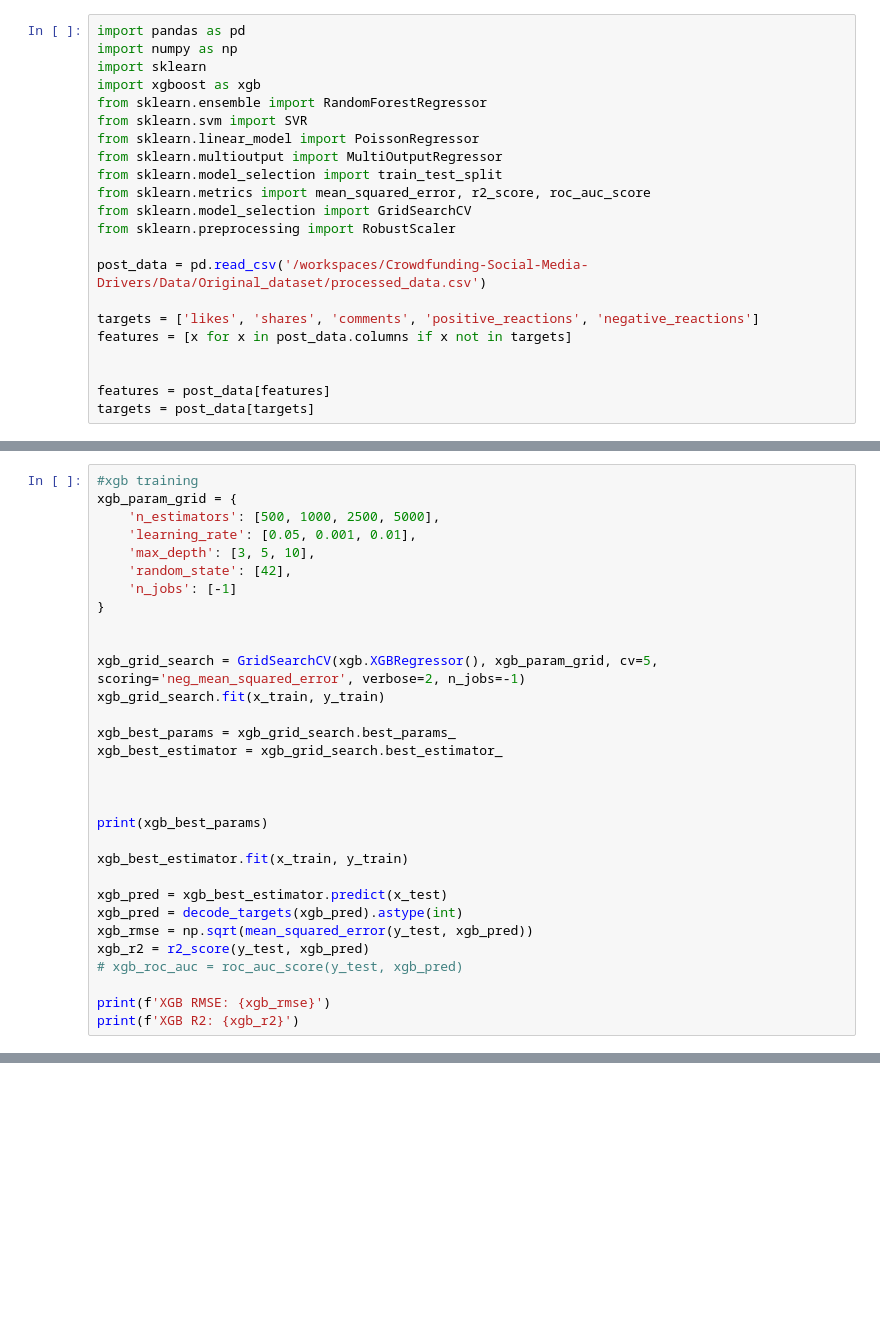
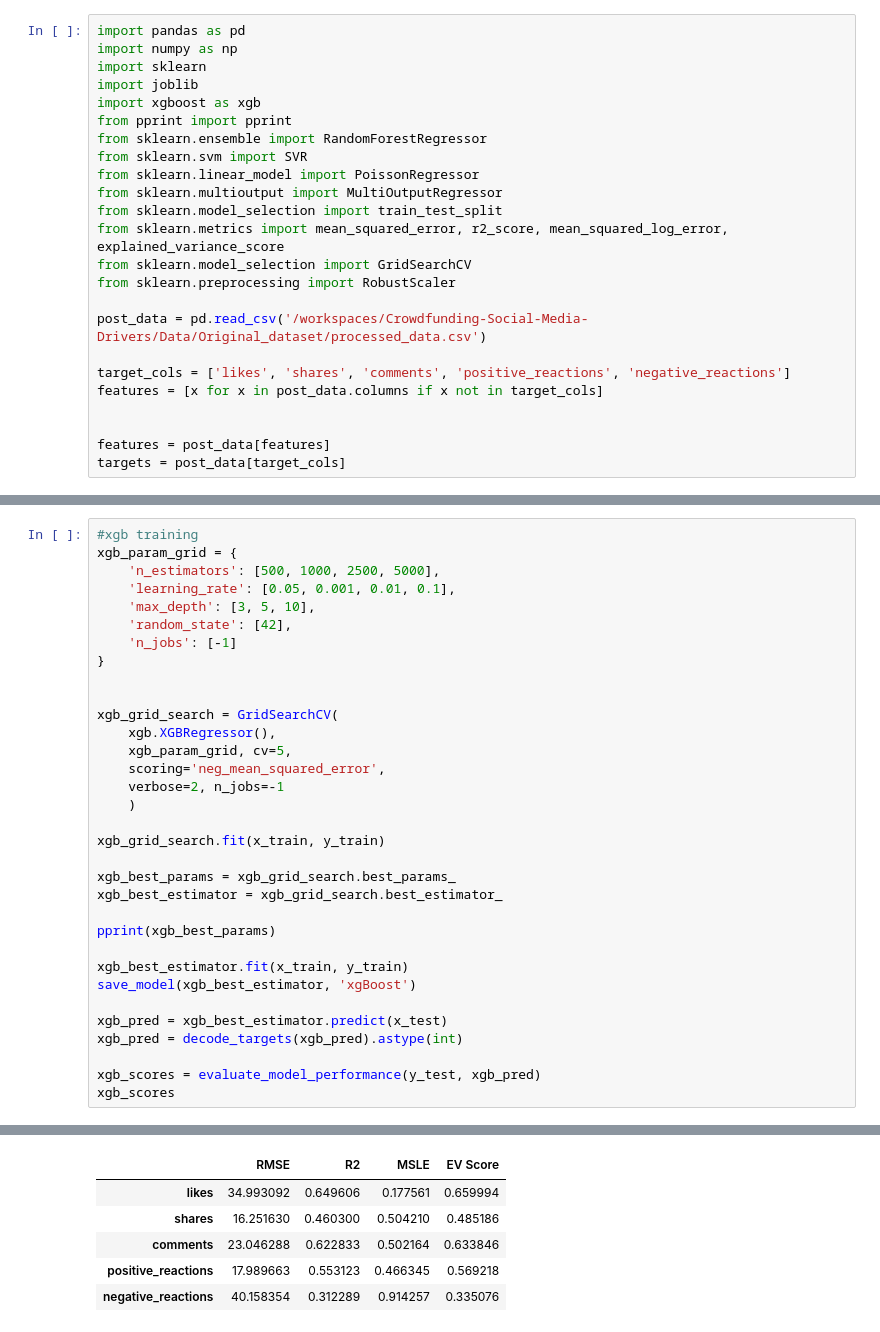
Before and after one commit to Akhil-Theerthala/Crowdfunding-Social-Media-Drivers, a Jupyter notebook: Modelling/engagement_modelling.ipynb, the cells around one changed output, grey strips where cells are left out. Saved outputs shown, nothing was run; the diff lists cells and outputs as text; blank space fills up the shorter version.

```diff
--- a/Modelling/engagement_modelling.ipynb
+++ b/Modelling/engagement_modelling.ipynb
@@ -2,24 +2,26 @@
 import pandas as pd
 import numpy as np
 import sklearn
+import joblib
 import xgboost as xgb
+from pprint import pprint
 from sklearn.ensemble import RandomForestRegressor
 from sklearn.svm import SVR
 from sklearn.linear_model import PoissonRegressor
 from sklearn.multioutput import MultiOutputRegressor
 from sklearn.model_selection import train_test_split
-from sklearn.metrics import mean_squared_error, r2_score, roc_auc_score
+from sklearn.metrics import mean_squared_error, r2_score, mean_squared_log_error, explained_variance_score
 from sklearn.model_selection import GridSearchCV
 from sklearn.preprocessing import RobustScaler
 
 post_data = pd.read_csv('/workspaces/Crowdfunding-Social-Media-Drivers/Data/Original_dataset/processed_data.csv')
 
-targets = ['likes', 'shares', 'comments', 'positive_reactions', 'negative_reactions']
-features = [x for x in post_data.columns if x not in targets]
+target_cols = ['likes', 'shares', 'comments', 'positive_reactions', 'negative_reactions']
+features = [x for x in post_data.columns if x not in target_cols]
 
 
 features = post_data[features]
-targets = post_data[targets]
+targets = post_data[target_cols]
 # %%
 def pre_process(x):
     scalable_features = ['likes_at_posting', 'followers_at_posting', 'post_views']
@@ -60,31 +105,33 @@ y_test = decode_targets(y_test)
 #xgb training
 xgb_param_grid = {
     'n_estimators': [500, 1000, 2500, 5000],
-    'learning_rate': [0.05, 0.001, 0.01],
+    'learning_rate': [0.05, 0.001, 0.01, 0.1],
     'max_depth': [3, 5, 10],
     'random_state': [42],
     'n_jobs': [-1]
 }
 
 
-xgb_grid_search = GridSearchCV(xgb.XGBRegressor(), xgb_param_grid, cv=5, scoring='neg_mean_squared_error', verbose=2, n_jobs=-1)
+xgb_grid_search = GridSearchCV(
+    xgb.XGBRegressor(),
+    xgb_param_grid, cv=5,
+    scoring='neg_mean_squared_error',
+    verbose=2, n_jobs=-1
+    )
+
 xgb_grid_search.fit(x_train, y_train)
 
 xgb_best_params = xgb_grid_search.best_params_
 xgb_best_estimator = xgb_grid_search.best_estimator_
 
-
-
-print(xgb_best_params)
+pprint(xgb_best_params)
 
 xgb_best_estimator.fit(x_train, y_train)
+save_model(xgb_best_estimator, 'xgBoost')
 
 xgb_pred = xgb_best_estimator.predict(x_test)
 xgb_pred = decode_targets(xgb_pred).astype(int)
-xgb_rmse = np.sqrt(mean_squared_error(y_test, xgb_pred))
-xgb_r2 = r2_score(y_test, xgb_pred)
-# xgb_roc_auc = roc_auc_score(y_test, xgb_pred)
 
-print(f'XGB RMSE: {xgb_rmse}')
-print(f'XGB R2: {xgb_r2}')
+xgb_scores = evaluate_model_performance(y_test, xgb_pred)
+xgb_scores
 # %% [output]
@@ -100 +172,7 @@ XGB R2: 0.48085040544304947
+|  | RMSE | R2 | MSLE | EV Score |
+| likes | 34.993092 | 0.649606 | 0.177561 | 0.659994 |
+| shares | 16.251630 | 0.460300 | 0.504210 | 0.485186 |
+| comments | 23.046288 | 0.622833 | 0.502164 | 0.633846 |
+| positive_reactions | 17.989663 | 0.553123 | 0.466345 | 0.569218 |
+| negative_reactions | 40.158354 | 0.312289 | 0.914257 | 0.335076 |
 # %%
```
Also changed, not shown: parts of 6 cells of this notebook, 1 other file.
